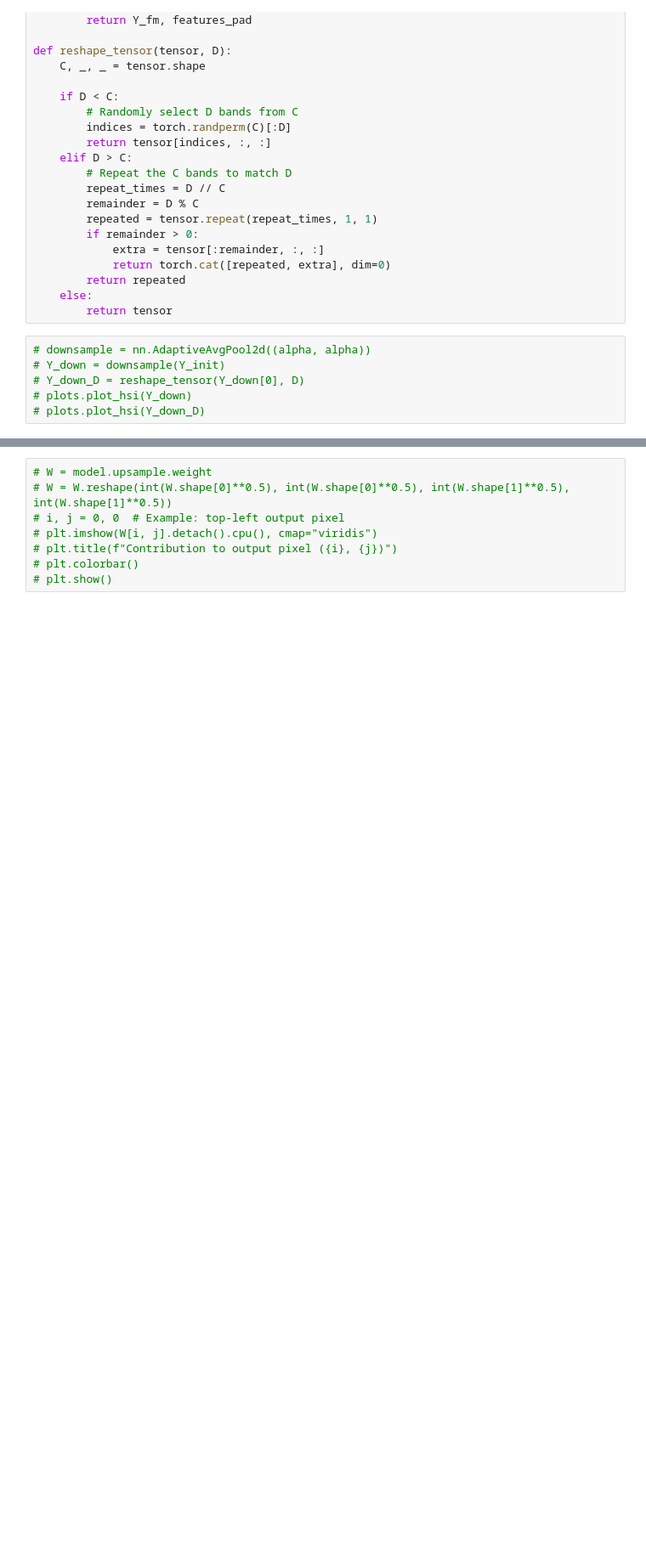
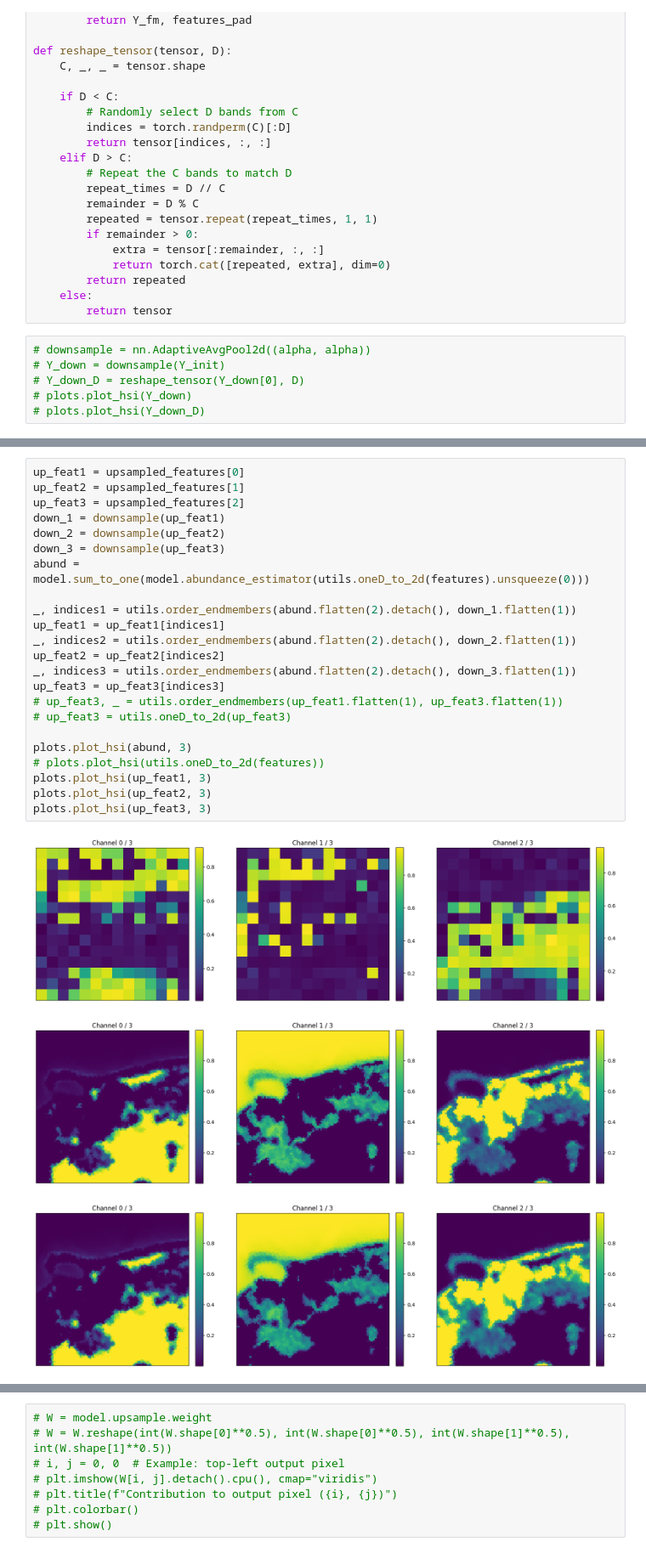
Before and after one commit to edabier/SS-HSU_benchmark, a Jupyter notebook: fm_unmixing.ipynb, the cells around one changed output, grey strips where cells are left out. Shown at 85% size. Cells and saved outputs as stored; diff of their text form; blank space fills up the shorter version.

```diff
--- a/fm_unmixing.ipynb
+++ b/fm_unmixing.ipynb
@@ -249,0 +289,27 @@ Average SAD = 0.136 ± 0.123, MSE = 0.142 ± 0.012
+# %%
+up_feat1 = upsampled_features[0]
+up_feat2 = upsampled_features[1]
+up_feat3 = upsampled_features[2]
+down_1 = downsample(up_feat1)
+down_2 = downsample(up_feat2)
+down_3 = downsample(up_feat3)
+abund = model.sum_to_one(model.abundance_estimator(utils.oneD_to_2d(features).unsqueeze(0)))
+
+_, indices1 = utils.order_endmembers(abund.flatten(2).detach(), down_1.flatten(1))
+up_feat1 = up_feat1[indices1]
+_, indices2 = utils.order_endmembers(abund.flatten(2).detach(), down_2.flatten(1))
+up_feat2 = up_feat2[indices2]
+_, indices3 = utils.order_endmembers(abund.flatten(2).detach(), down_3.flatten(1))
+up_feat3 = up_feat3[indices3]
+# up_feat3, _ = utils.order_endmembers(up_feat1.flatten(1), up_feat3.flatten(1))
+# up_feat3 = utils.oneD_to_2d(up_feat3)
+
+plots.plot_hsi(abund, 3)
+# plots.plot_hsi(utils.oneD_to_2d(features))
+plots.plot_hsi(up_feat1, 3)
+plots.plot_hsi(up_feat2, 3)
+plots.plot_hsi(up_feat3, 3)
+# %% [output]
+[figure, added]
+[figure, added]
+[figure, added]
```
Also changed, not shown: parts of 7 cells of this notebook, 11 other files.
